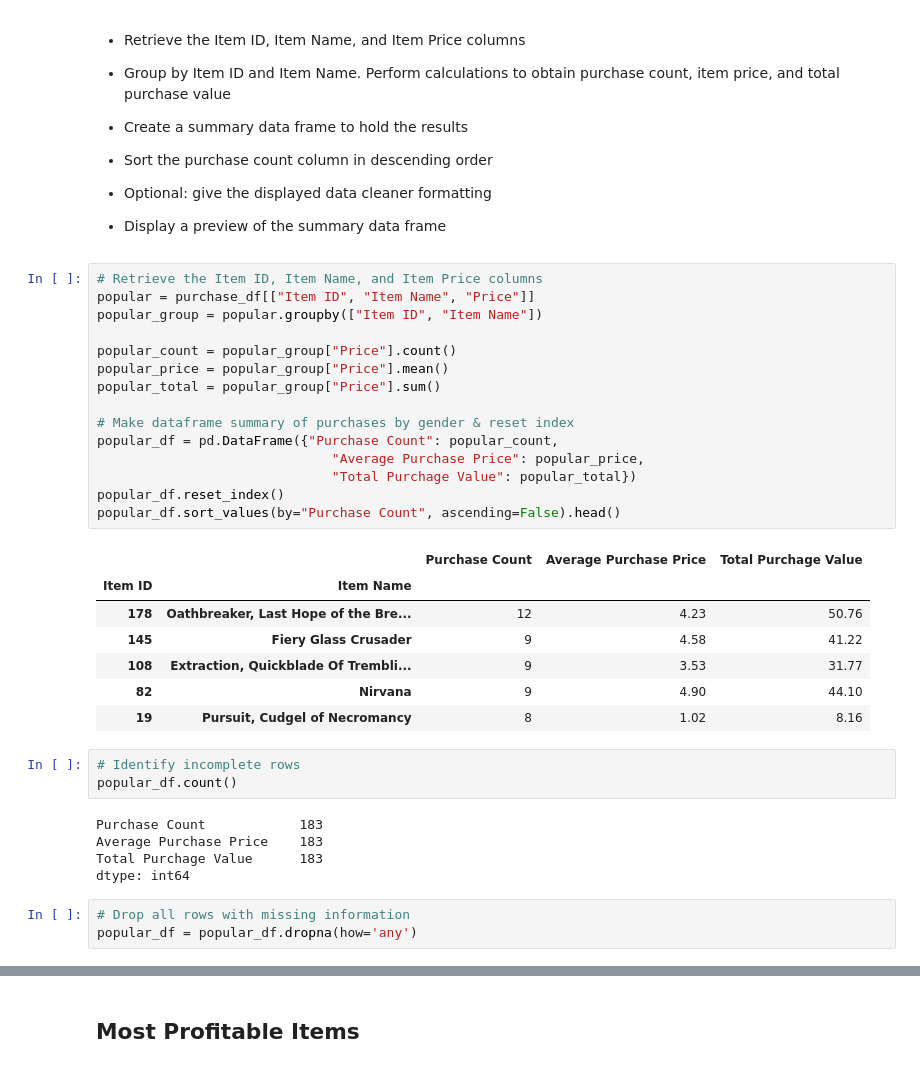
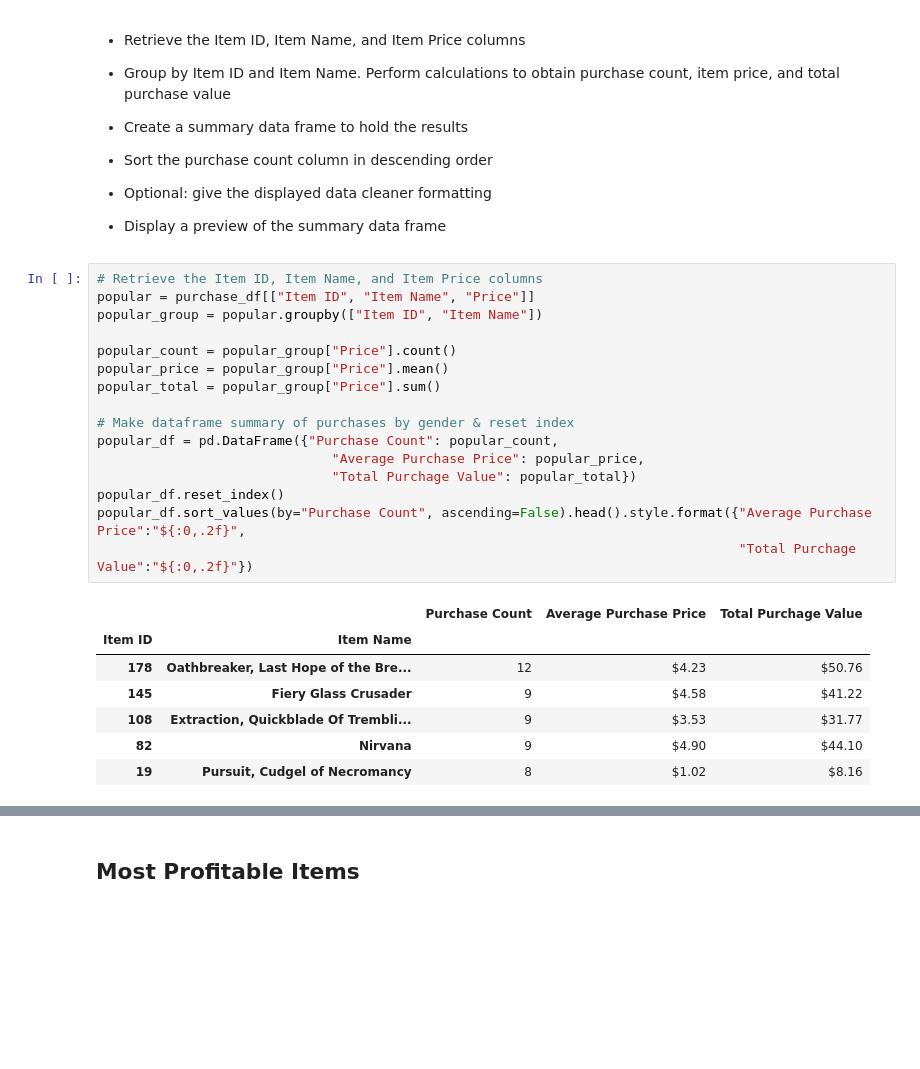
Before and after one commit to Tam-ala/Game-and-School-Stats-with-Pandas, a Jupyter notebook: HeroesOfPymoli/HeroesOfPymoli_Complete.ipynb, the cells around one changed output, grey strips where cells are left out. Drawn from its saved outputs; the diff is of its cells as text; blank space fills up the shorter version.

```diff
--- a/HeroesOfPymoli/HeroesOfPymoli_Complete.ipynb
+++ b/HeroesOfPymoli/HeroesOfPymoli_Complete.ipynb
@@ -296,34 +319,24 @@ top_spenders_df.sort_values(by="SN", ascending=False).head()
 # %%
 # Retrieve the Item ID, Item Name, and Item Price columns
 popular = purchase_df[["Item ID", "Item Name", "Price"]]
 popular_group = popular.groupby(["Item ID", "Item Name"])
 
 popular_count = popular_group["Price"].count()
 popular_price = popular_group["Price"].mean()
 popular_total = popular_group["Price"].sum()
 
 # Make dataframe summary of purchases by gender & reset index
 popular_df = pd.DataFrame({"Purchase Count": popular_count,
                               "Average Purchase Price": popular_price,
                               "Total Purchage Value": popular_total})
 popular_df.reset_index()
-popular_df.sort_values(by="Purchase Count", ascending=False).head()
+popular_df.sort_values(by="Purchase Count", ascending=False).head().style.format({"Average Purchase Price":"${:0,.2f}",
+                                                                                  "Total Purchage Value":"${:0,.2f}"})
 # %% [output]
 |  |  | Purchase Count | Average Purchase Price | Total Purchage Value |
 | Item ID | Item Name |  |  |  |
-| 178 | Oathbreaker, Last Hope of the Bre... | 12 | 4.23 | 50.76 |
-| 145 | Fiery Glass Crusader | 9 | 4.58 | 41.22 |
-| 108 | Extraction, Quickblade Of Trembli... | 9 | 3.53 | 31.77 |
-| 82 | Nirvana | 9 | 4.90 | 44.10 |
-| 19 | Pursuit, Cudgel of Necromancy | 8 | 1.02 | 8.16 |
+| 178 | Oathbreaker, Last Hope of the Bre... | 12 | $4.23 | $50.76 |
+| 145 | Fiery Glass Crusader | 9 | $4.58 | $41.22 |
+| 108 | Extraction, Quickblade Of Trembli... | 9 | $3.53 | $31.77 |
+| 82 | Nirvana | 9 | $4.90 | $44.10 |
+| 19 | Pursuit, Cudgel of Necromancy | 8 | $1.02 | $8.16 |
-# %%
-# Identify incomplete rows
-popular_df.count()
-# %% [output]
-Purchase Count            183
-Average Purchase Price    183
-Total Purchage Value      183
-dtype: int64
-# %%
-# Drop all rows with missing information
-popular_df = popular_df.dropna(how='any')
```
Also changed, not shown: parts of 9 cells of this notebook.
